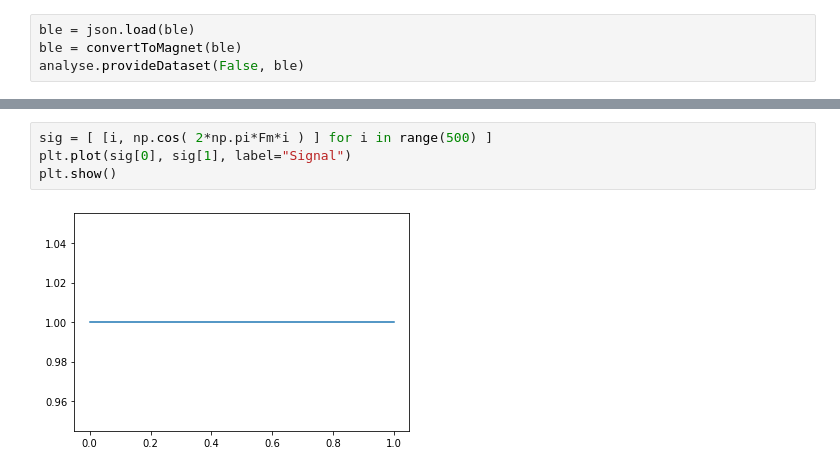
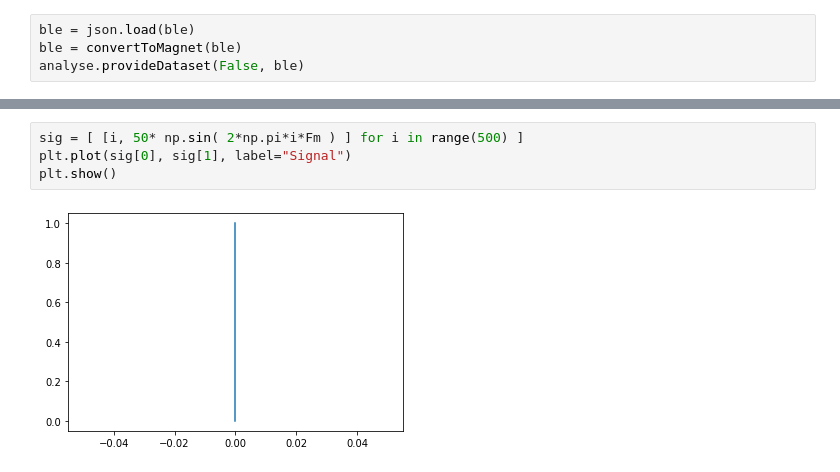
Before and after one commit to Maissacrement/RFSignalToolkit, a Jupyter notebook: signal.ipynb, the cells around one changed output, grey strips where cells are left out. Saved outputs shown, nothing was run; the diff lists cells and outputs as text.

```diff
--- a/signal.ipynb
+++ b/signal.ipynb
@@ -23,6 +25,6 @@ plt.show()
 # %%
-sig = [ [i, np.cos( 2*np.pi*Fm*i ) ] for i in range(500) ]
+sig = [ [i, 50* np.sin( 2*np.pi*i*Fm ) ] for i in range(500) ]
 plt.plot(sig[0], sig[1], label="Signal")
 plt.show()
 # %% [output]
-[figure, old version]
+[figure, new version]
```
Also changed, not shown: parts of 2 cells of this notebook, 1 other file.
